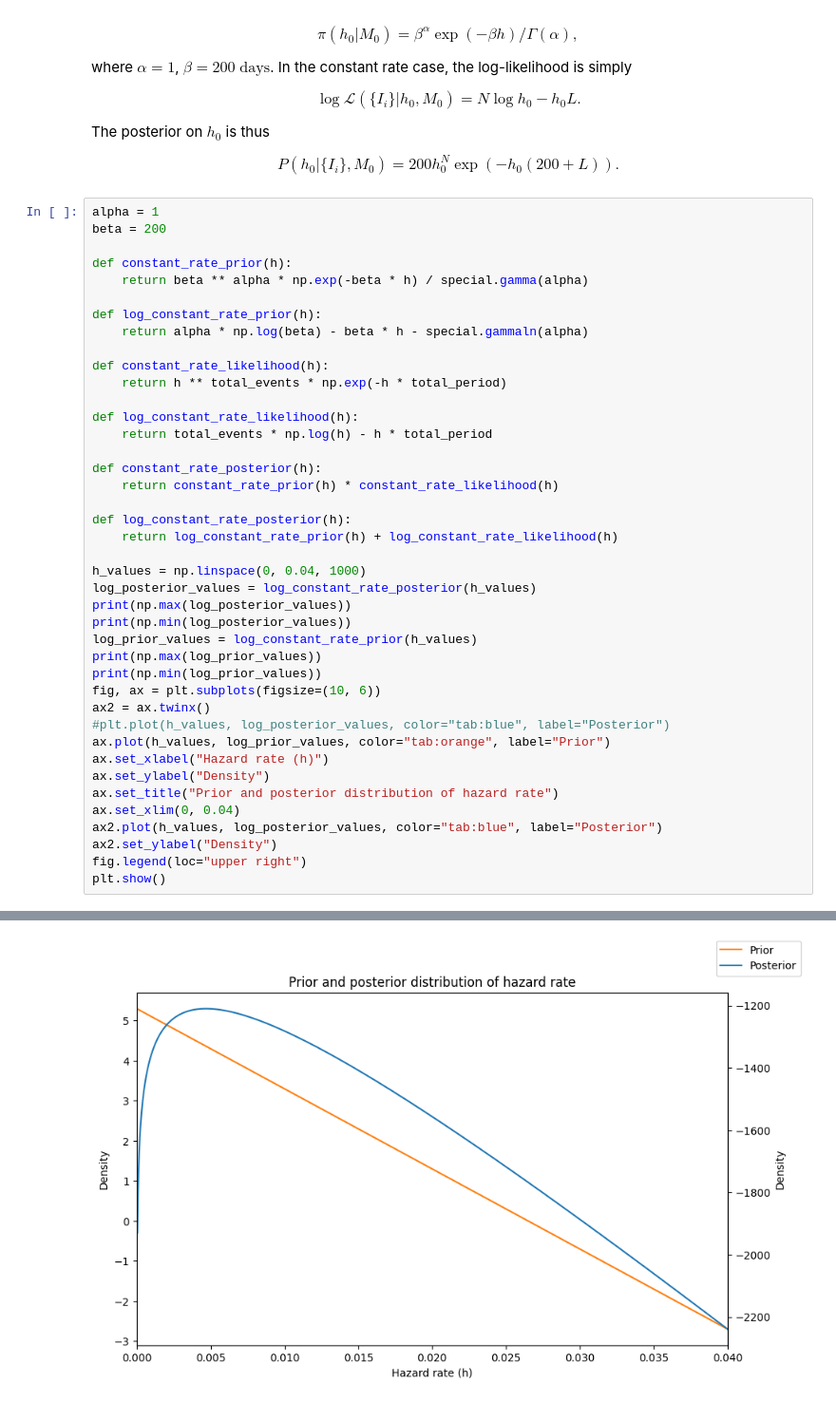
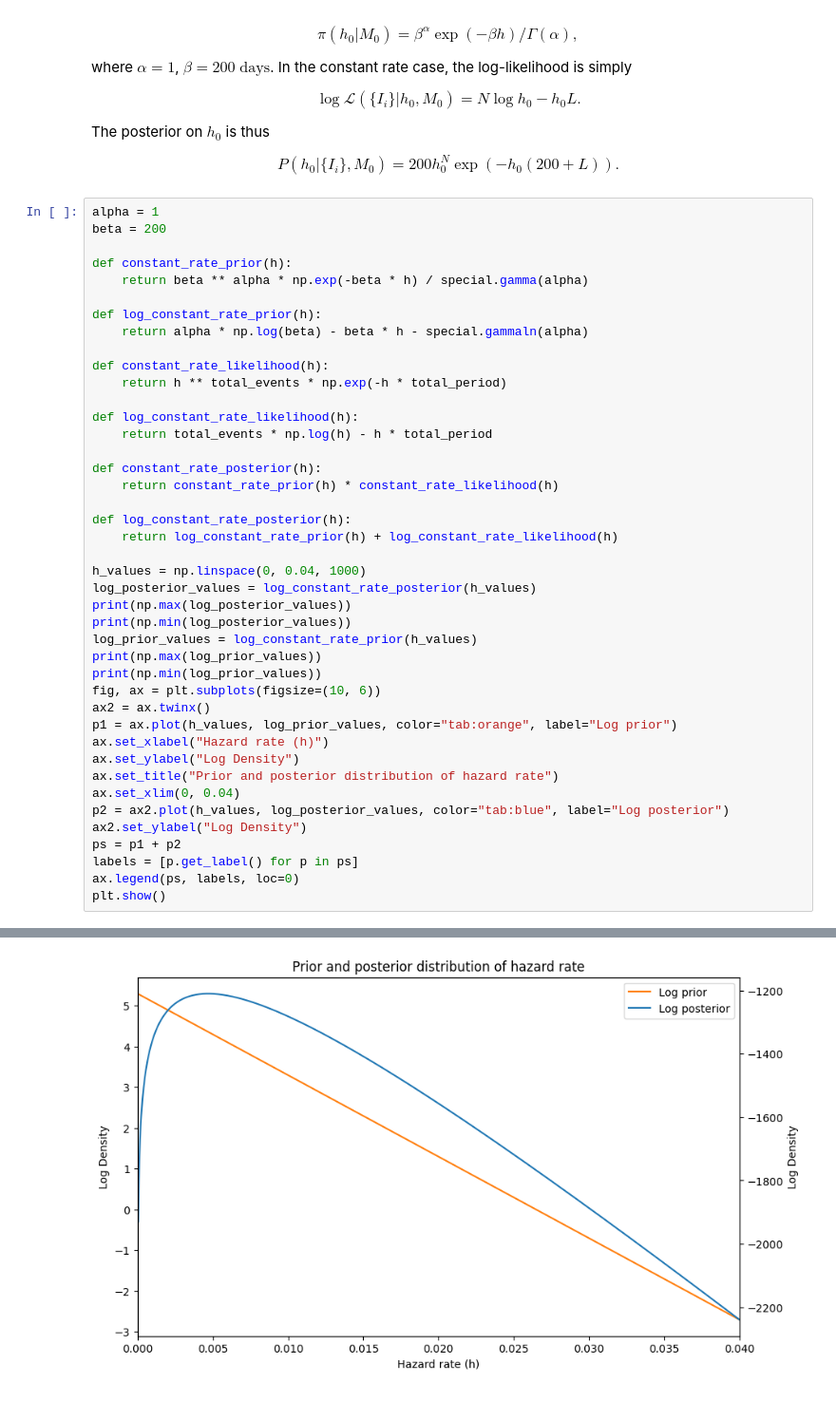
Before and after one commit to AlexBM173/apb86_S2, a Jupyter notebook: draft.ipynb, the cells around one changed output, grey strips where cells are left out. Shown at 95% size. Cells and saved outputs as stored; diff of their text form.

```diff
--- a/draft.ipynb
+++ b/draft.ipynb
@@ -127,37 +127,38 @@ def log_constant_rate_prior(h):
 def constant_rate_likelihood(h):
     return h ** total_events * np.exp(-h * total_period)
 
 def log_constant_rate_likelihood(h):
     return total_events * np.log(h) - h * total_period
 
 def constant_rate_posterior(h):
     return constant_rate_prior(h) * constant_rate_likelihood(h)
 
 def log_constant_rate_posterior(h):
     return log_constant_rate_prior(h) + log_constant_rate_likelihood(h)
 
 h_values = np.linspace(0, 0.04, 1000)
 log_posterior_values = log_constant_rate_posterior(h_values)
 print(np.max(log_posterior_values))
 print(np.min(log_posterior_values))
 log_prior_values = log_constant_rate_prior(h_values)
 print(np.max(log_prior_values))
 print(np.min(log_prior_values))
 fig, ax = plt.subplots(figsize=(10, 6))
 ax2 = ax.twinx()
-#plt.plot(h_values, log_posterior_values, color="tab:blue", label="Posterior")
-ax.plot(h_values, log_prior_values, color="tab:orange", label="Prior")
+p1 = ax.plot(h_values, log_prior_values, color="tab:orange", label="Log prior")
 ax.set_xlabel("Hazard rate (h)")
-ax.set_ylabel("Density")
+ax.set_ylabel("Log Density")
 ax.set_title("Prior and posterior distribution of hazard rate")
 ax.set_xlim(0, 0.04)
-ax2.plot(h_values, log_posterior_values, color="tab:blue", label="Posterior")
-ax2.set_ylabel("Density")
-fig.legend(loc="upper right")
+p2 = ax2.plot(h_values, log_posterior_values, color="tab:blue", label="Log posterior")
+ax2.set_ylabel("Log Density")
+ps = p1 + p2
+labels = [p.get_label() for p in ps]
+ax.legend(ps, labels, loc=0)
 plt.show()
 # %% [output]
 -1210.0228072596817
 -inf
 5.298317366548036
 -2.7016826334519637
-[figure, old version]
+[figure, new version]
```
Also changed, not shown: parts of 1 cell of this notebook.
